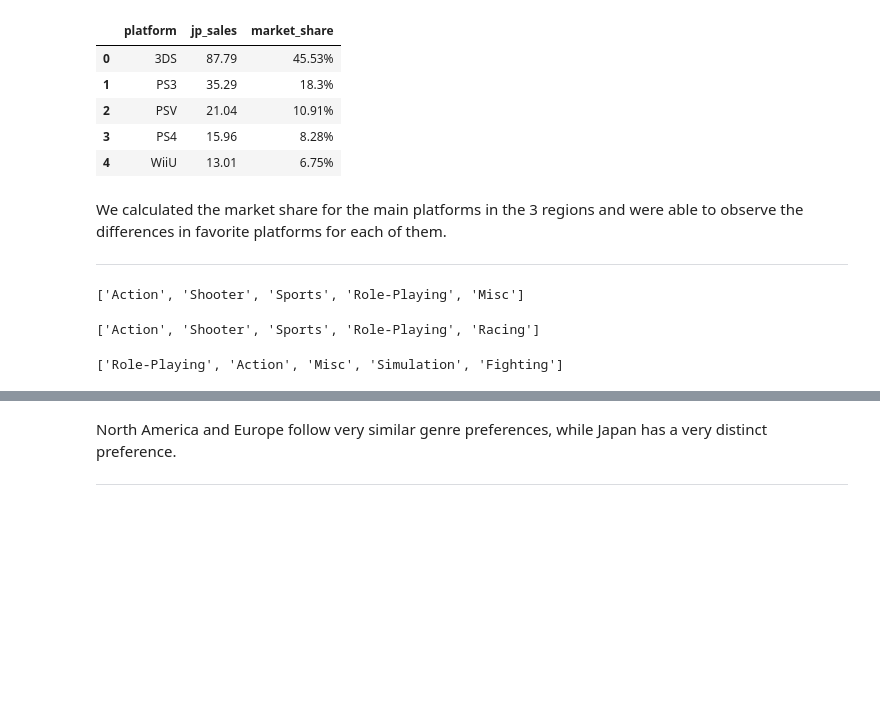
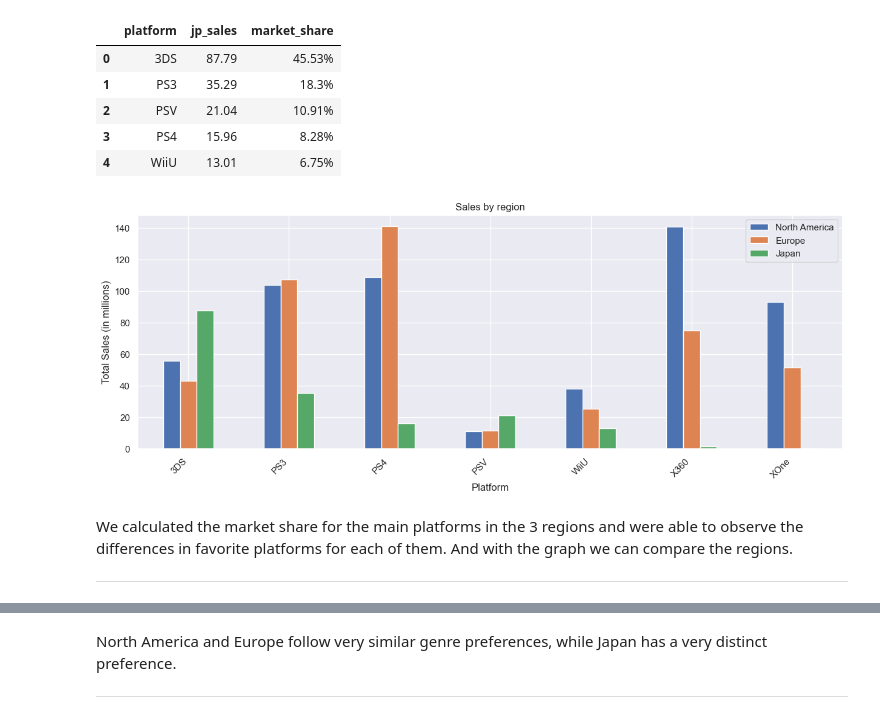
Before and after one commit to tmuniz570/Analyzing-video-game-data, a Jupyter notebook: game_data_analysis.ipynb, the cells around one changed output, grey strips where cells are left out. Cells and saved outputs as stored; diff of their text form; code cells hidden in the pictures; blank space fills up the shorter version.

Commit message:
We now have graphical views for comparing regions.

```diff
--- a/game_data_analysis.ipynb
+++ b/game_data_analysis.ipynb
@@ -435,28 +435,55 @@ display(jp_top5_platforms)
 | 2 | PSV | 21.04 | 10.91% |
 | 3 | PS4 | 15.96 | 8.28% |
 | 4 | WiiU | 13.01 | 6.75% |
+# %%
+# creatinh a new dataframe with the relevant information and plotting the sales by region
+na_top5_platforms[['platform', 'na_sales']].merge(
+    eu_top5_platforms[['platform', 'eu_sales']],
+    on='platform',
+    how='outer'
+).merge(
+    jp_top5_platforms[['platform', 'jp_sales']],
+    on='platform',
+    how='outer'
+).merge(
+    df_recent_released.groupby('platform')[['na_sales', 'eu_sales', 'jp_sales']].sum(),
+    on='platform',
+    how='left',
+).drop(columns=['na_sales_x', 'eu_sales_x', 'jp_sales_x']).rename(
+    columns={
+        'na_sales_y': 'North America',
+        'eu_sales_y': 'Europe',
+        'jp_sales_y': 'Japan'
+    }
+).set_index('platform').plot(
+    kind='bar',
+    title='Sales by region'
+    )
+plt.ylabel('Total Sales (in millions)')
+plt.xlabel('Platform')
+plt.legend()
+plt.xticks(rotation=45, ha='right')
+plt.show()
+# %% [output]
+[figure, added]
 # %% [markdown]
-We calculated the market share for the main platforms in the 3 regions and were able to observe the differences in favorite platforms for each of them.
+We calculated the market share for the main platforms in the 3 regions and were able to observe the differences in favorite platforms for each of them. And with the graph we can compare the regions.
 
 ---
 # %%
-# checking the top 5 genres with the highest sales in North America
-na_top5_genres = df_recent_released.groupby('genre')['na_sales'].sum().sort_values(ascending=False)[:5].index.tolist()
-
-display(na_top5_genres)
+# checking the top 5 genres with the highest sales in North America and creating a new dataframe
+df_top5_genres_regions_profiles = df_recent_released.groupby('genre')['na_sales'].sum().sort_values(ascending=False)[:5].reset_index()
-# %% [output]
-['Action', 'Shooter', 'Sports', 'Role-Playing', 'Misc']
 # %%
-# checking the top 5 genres with the highest sales in Europe
-eu_top5_genres = df_recent_released.groupby('genre')['eu_sales'].sum().sort_values(ascending=False)[:5].index.tolist()
-
-display(eu_top5_genres)
+# checking the top 5 genres with the highest sales in Europe and merging with the previous dataframe
+df_top5_genres_regions_profiles = df_top5_genres_regions_profiles.merge(
+    df_recent_released.groupby('genre')['eu_sales'].sum().sort_values(ascending=False)[:5],
+    on='genre',
+    how='outer'
+)
-# %% [output]
-['Action', 'Shooter', 'Sports', 'Role-Playing', 'Racing']
 # %%
-# checking the top 5 genres with the highest sales in Japan
-jp_top5_genres = df_recent_released.groupby('genre')['jp_sales'].sum().sort_values(ascending=False)[:5].index.tolist()
-
-display(jp_top5_genres)
+# checking the top 5 genres with the highest sales in Japan and merging with the previous dataframe
+df_top5_genres_regions_profiles = df_top5_genres_regions_profiles.merge(
+    df_recent_released.groupby('genre')['jp_sales'].sum().sort_values(ascending=False)[:5],
+    on='genre',
+    how='outer'
+)
-# %% [output]
-['Role-Playing', 'Action', 'Misc', 'Simulation', 'Fighting']
```
Also changed, not shown: parts of 11 cells of this notebook.
